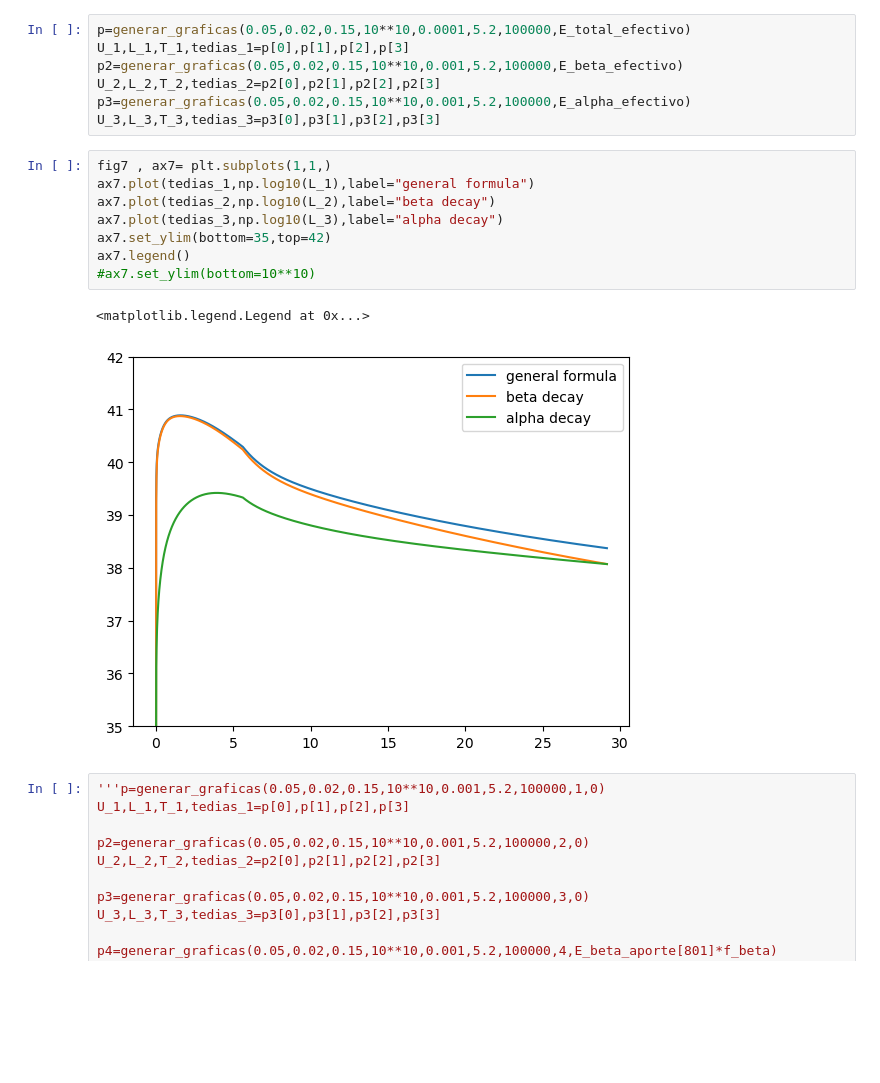
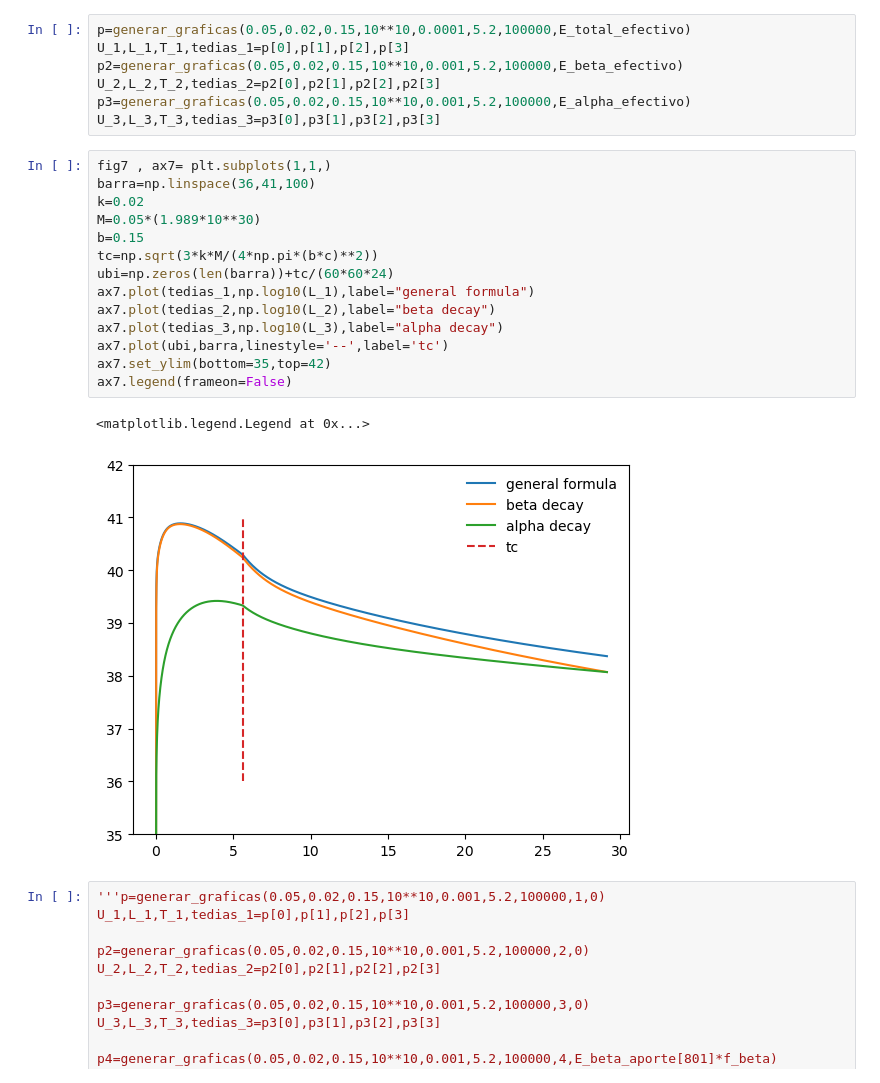
Before and after one commit to DiegoHp45/Kilonova, a Jupyter notebook: article_1.ipynb, the cells around one changed output. Cells and saved outputs as stored; diff of their text form; blank space fills up the shorter version.

```diff
--- a/article_1.ipynb
+++ b/article_1.ipynb
@@ -542,15 +642,21 @@ p3=generar_graficas(0.05,0.02,0.15,10**10,0.001,5.2,100000,E_alpha_efectivo)
 U_3,L_3,T_3,tedias_3=p3[0],p3[1],p3[2],p3[3]
 # %%
 fig7 , ax7= plt.subplots(1,1,)
+barra=np.linspace(36,41,100)
+k=0.02
+M=0.05*(1.989*10**30)
+b=0.15
+tc=np.sqrt(3*k*M/(4*np.pi*(b*c)**2))
+ubi=np.zeros(len(barra))+tc/(60*60*24)
 ax7.plot(tedias_1,np.log10(L_1),label="general formula")
 ax7.plot(tedias_2,np.log10(L_2),label="beta decay")
 ax7.plot(tedias_3,np.log10(L_3),label="alpha decay")
+ax7.plot(ubi,barra,linestyle='--',label='tc')
 ax7.set_ylim(bottom=35,top=42)
-ax7.legend()
-#ax7.set_ylim(bottom=10**10)
+ax7.legend(frameon=False)
 # %% [output]
 <matplotlib.legend.Legend at 0x...>
-[figure, old version]
+[figure, new version]
 # %%
 '''p=generar_graficas(0.05,0.02,0.15,10**10,0.001,5.2,100000,1,0)
 U_1,L_1,T_1,tedias_1=p[0],p[1],p[2],p[3]
```
Also changed, not shown: parts of 5 cells of this notebook.
